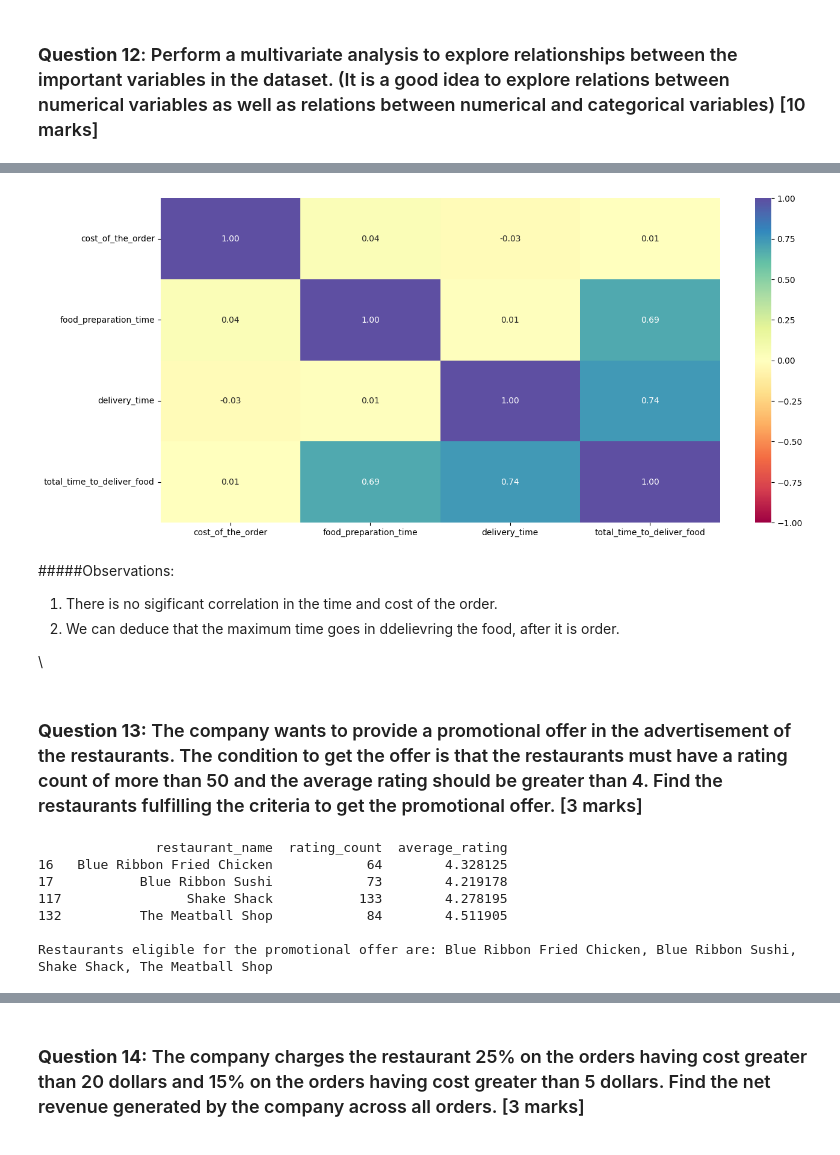
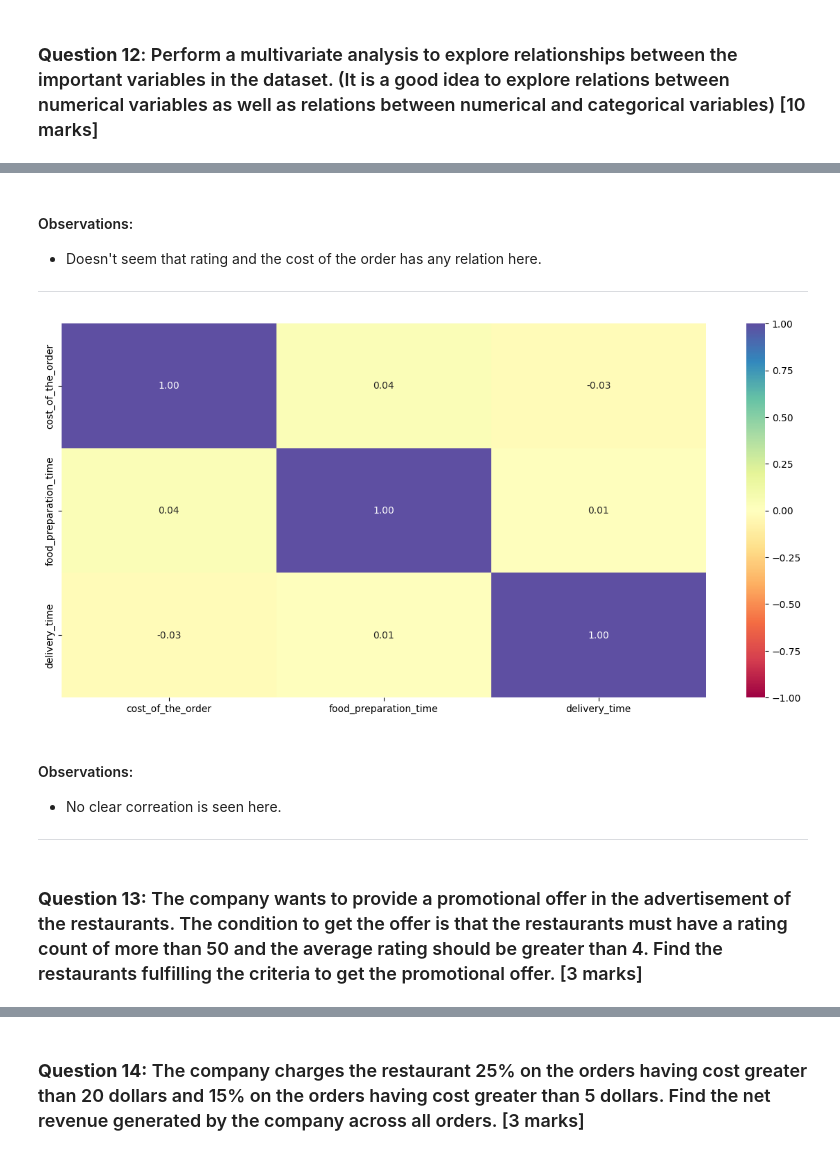
Before and after one commit to sandesha21/FoodHub_MIT_AIML, a Jupyter notebook: Project1_Foodhub_sbadwaik_Learner_Notebook_Full_Code_Submission.ipynb, the cells around one changed output, grey strips where cells are left out. Cells and saved outputs as stored; diff of their text form; code cells hidden in the pictures.

```diff
--- a/Project1_Foodhub_sbadwaik_Learner_Notebook_Full_Code_Submission.ipynb
+++ b/Project1_Foodhub_sbadwaik_Learner_Notebook_Full_Code_Submission.ipynb
@@ -48,5 +63,3 @@ Mounted at /content/drive
 # %%
-# read the data
-df = pd.read_csv('/content/drive/MyDrive/MIT_ADSP/Project1/foodhub_order.csv')
-# returns the first 5 rows
-df.head()
+# Read the data
+df = pd.read_csv('foodhub_order.csv')
@@ -650,45 +503,18 @@ From the data, relation between cost of the order and rating are not clear.
+# %% [markdown]
+#### Observations:
+- Doesn't seem that rating and the cost of the order has any relation here.
+---
 # %%
-# Calculate total time to delievry food after order it
-total_time_to_deliver_food = df['food_preparation_time'] + df['delivery_time']
-df['total_time_to_deliver_food'] = total_time_to_deliver_food
-
-# Calculate correlation matrix
-col_list = ['cost_of_the_order', 'food_preparation_time', 'delivery_time', 'total_time_to_deliver_food']
+# Plot the heatmap
+col_list = ['cost_of_the_order', 'food_preparation_time', 'delivery_time']
 plt.figure(figsize=(15, 7))
 sns.heatmap(df[col_list].corr(), annot=True, vmin=-1, vmax=1, fmt=".2f", cmap="Spectral")
 plt.show()
 # %% [output]
-[figure, old version]
+[figure, new version]
-# %% [markdown]
-#####Observations:
-1. There is no sigificant correlation in the time and cost of the order.
-2. We can deduce that the maximum time goes in ddelievring the food, after it is order.
-
-\
+# %% [markdown]
+#### Observations:
+- No clear correation is seen here.
+---
 # %% [markdown]
 ### **Question 13:** The company wants to provide a promotional offer in the advertisement of the restaurants. The condition to get the offer is that the restaurants must have a rating count of more than 50 and the average rating should be greater than 4. Find the restaurants fulfilling the criteria to get the promotional offer. [3 marks]
-# %%
-# Drop not rated resturants
-rated_restaurants = df[df['rating'] != 'Not given'].copy()
-
-# Convert rating column to int. This will make any non-interger value in rating as NaN
-rated_restaurants['rating'] = pd.to_numeric(rated_restaurants['rating'], errors='coerce').dropna().astype(int)
-
-# Calculate rating stats for returants, here count and average rating for each mentioned resturant
-rated_restaurants_stats = rated_restaurants.groupby('restaurant_name').agg(rating_count=('rating', 'count'),average_rating=('rating', 'mean')).reset_index()
-
-# Filter restaurants based on rating; count > 50 and average rating >4
-df_eligible_restaurants = rated_restaurants_stats[(rated_restaurants_stats['rating_count'] > 50) & (rated_restaurants_stats['average_rating'] > 4)]
-print(df_eligible_restaurants)
-
-# Get and print the list of eligible restaurants
-selected_resturants = df_eligible_restaurants['restaurant_name'].tolist()
-print(f"\nRestaurants eligible for the promotional offer are: {', '.join(selected_resturants)}")
-# %% [output]
-               restaurant_name  rating_count  average_rating
-16   Blue Ribbon Fried Chicken            64        4.328125
-17           Blue Ribbon Sushi            73        4.219178
-117                Shake Shack           133        4.278195
-132          The Meatball Shop            84        4.511905
-
-Restaurants eligible for the promotional offer are: Blue Ribbon Fried Chicken, Blue Ribbon Sushi, Shake Shack, The Meatball Shop
```
Also changed, not shown: parts of 144 cells of this notebook.
